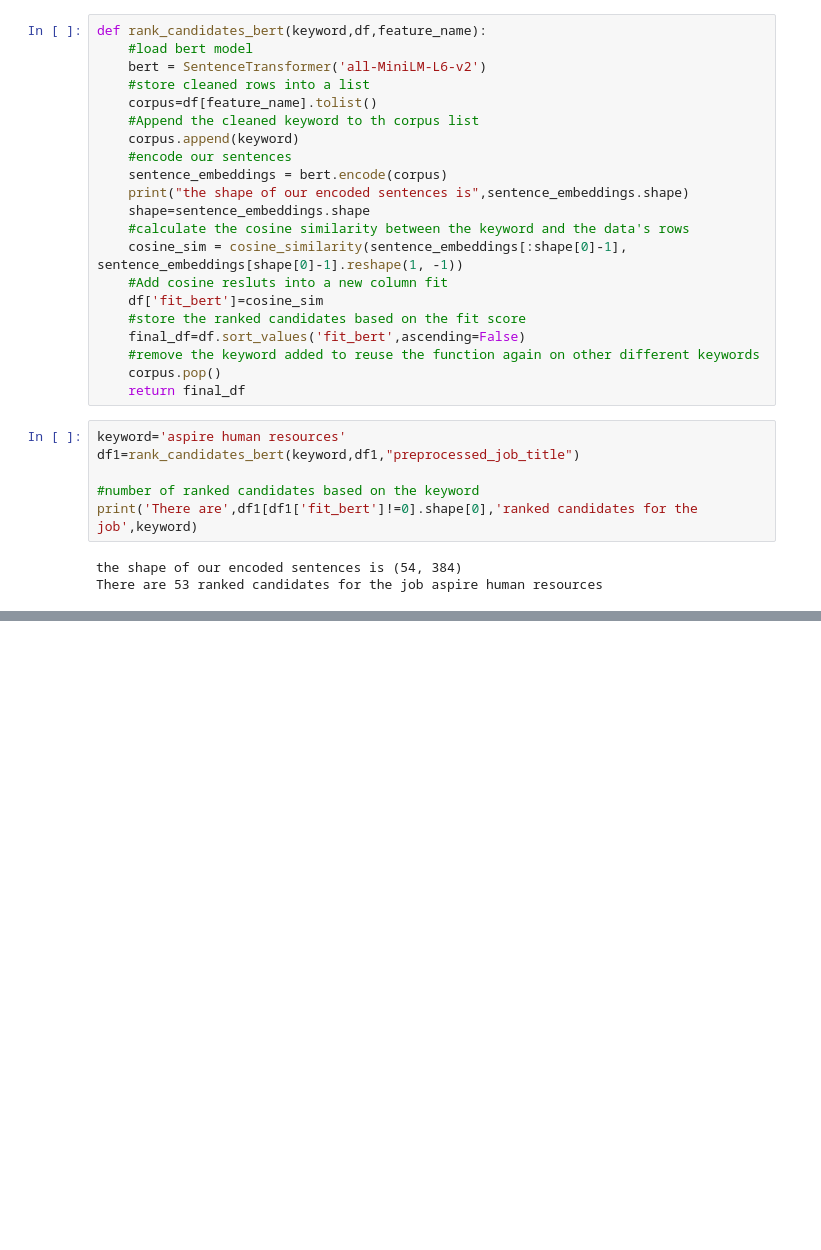
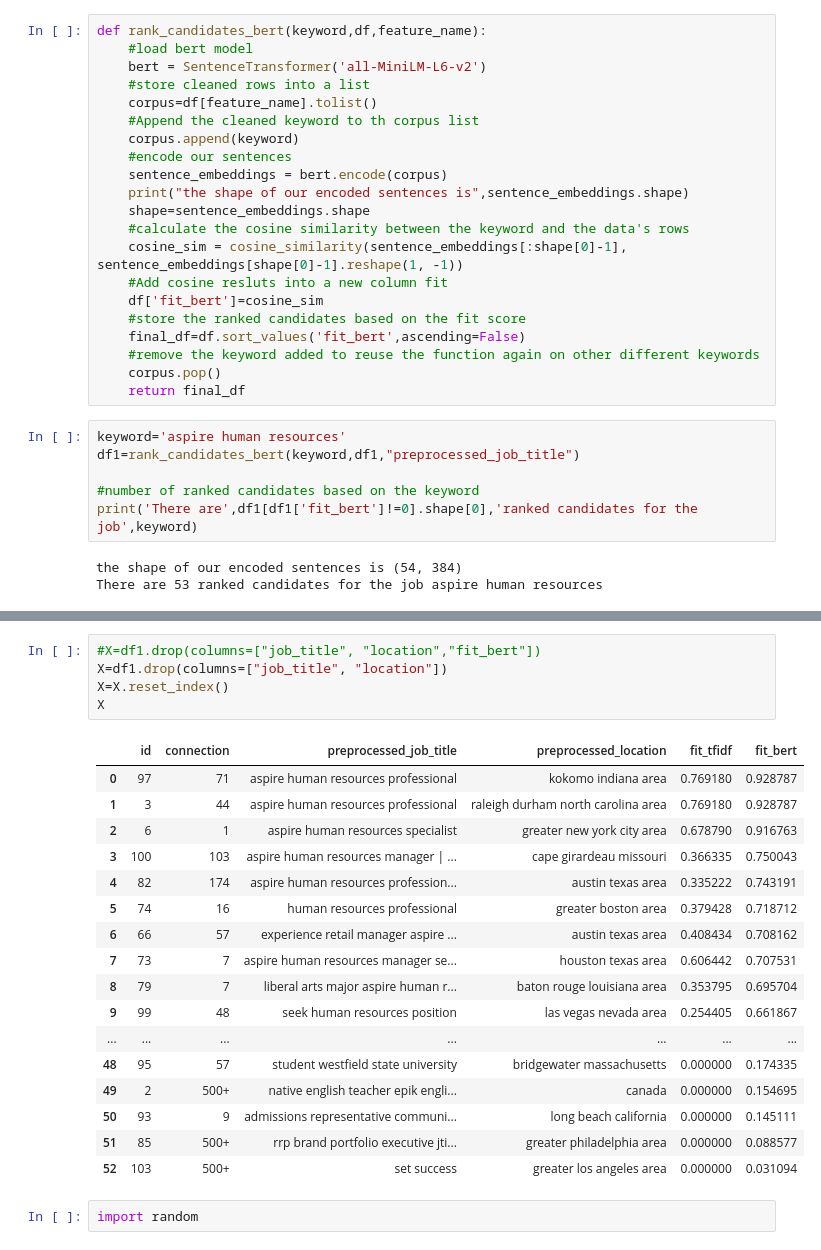
Before and after one commit to gbangout-apziva/potential-talents, a Jupyter notebook: ptalent.ipynb, the cells around one changed output, grey strips where cells are left out. Cells and saved outputs as stored; diff of their text form; blank space fills up the shorter version.

```diff
--- a/ptalent.ipynb
+++ b/ptalent.ipynb
@@ -309,0 +353,25 @@ df1.head(10)
+# %%
+#X=df1.drop(columns=["job_title", "location","fit_bert"])
+X=df1.drop(columns=["job_title", "location"])
+X=X.reset_index()
+X
+# %% [output]
+|  | id | connection | preprocessed_job_title | preprocessed_location | fit_tfidf | fit_bert |
+| 0 | 97 | 71 | aspire human resources professional | kokomo indiana area | 0.769180 | 0.928787 |
+| 1 | 3 | 44 | aspire human resources professional | raleigh durham north carolina area | 0.769180 | 0.928787 |
+| 2 | 6 | 1 | aspire human resources specialist | greater new york city area | 0.678790 | 0.916763 |
+| 3 | 100 | 103 | aspire human resources manager | ... | cape girardeau missouri | 0.366335 | 0.750043 |
+| 4 | 82 | 174 | aspire human resources profession... | austin texas area | 0.335222 | 0.743191 |
+| 5 | 74 | 16 | human resources professional | greater boston area | 0.379428 | 0.718712 |
+| 6 | 66 | 57 | experience retail manager aspire ... | austin texas area | 0.408434 | 0.708162 |
+| 7 | 73 | 7 | aspire human resources manager se... | houston texas area | 0.606442 | 0.707531 |
+| 8 | 79 | 7 | liberal arts major aspire human r... | baton rouge louisiana area | 0.353795 | 0.695704 |
+| 9 | 99 | 48 | seek human resources position | las vegas nevada area | 0.254405 | 0.661867 |
+| ... | ... | ... | ... | ... | ... | ... |
+| 48 | 95 | 57 | student westfield state university | bridgewater massachusetts | 0.000000 | 0.174335 |
+| 49 | 2 | 500+ | native english teacher epik engli... | canada | 0.000000 | 0.154695 |
+| 50 | 93 | 9 | admissions representative communi... | long beach california | 0.000000 | 0.145111 |
+| 51 | 85 | 500+ | rrp brand portfolio executive jti... | greater philadelphia area | 0.000000 | 0.088577 |
+| 52 | 103 | 500+ | set success | greater los angeles area | 0.000000 | 0.031094 |
+# %%
+import random
```
Also changed, not shown: parts of 10 cells of this notebook.
